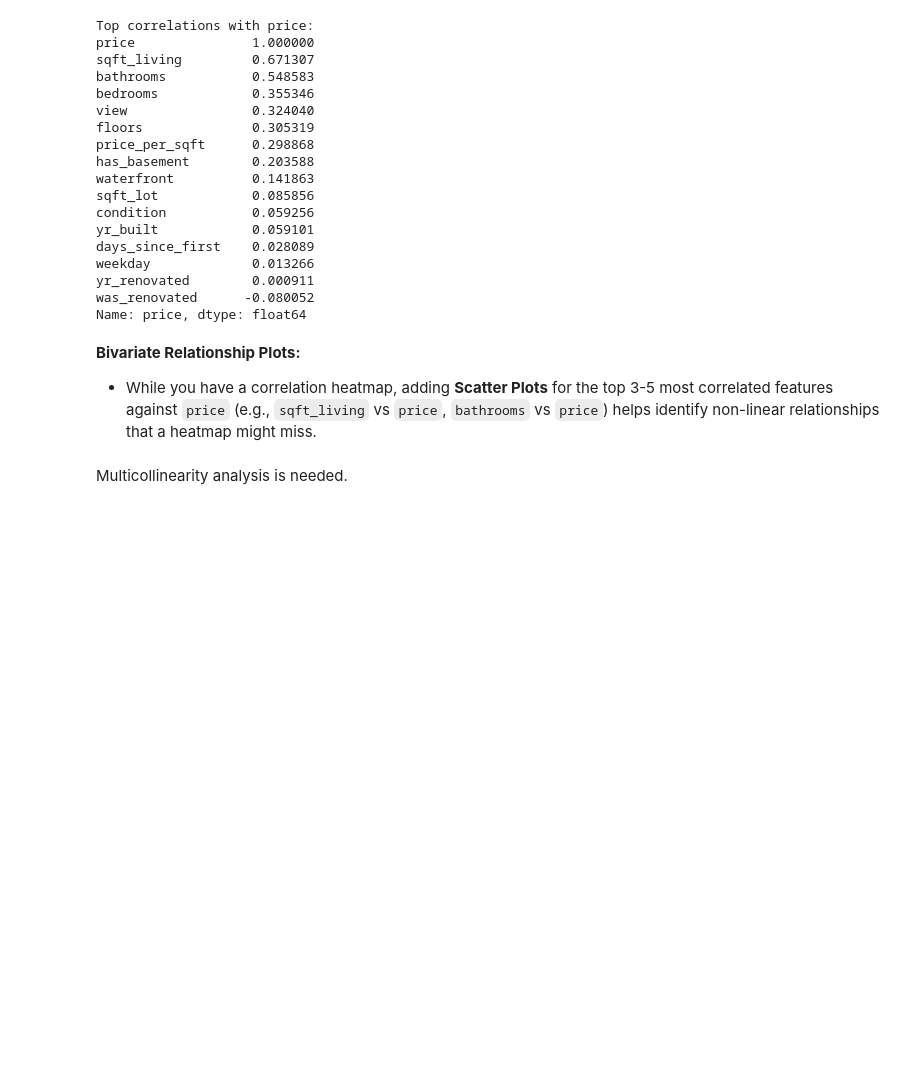
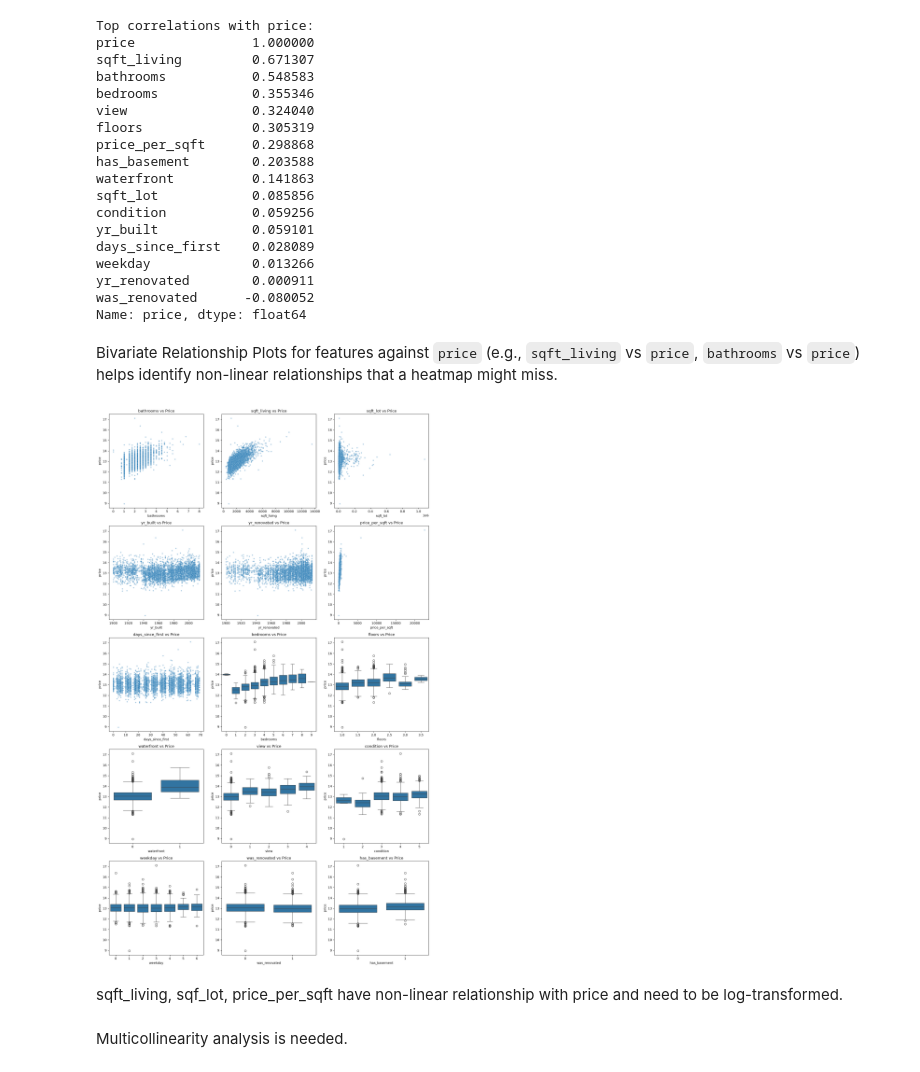
Before and after one commit to mortonki/House-prices, a Jupyter notebook: housing_eda.ipynb, the cells around one changed output. Drawn from its saved outputs; the diff is of its cells as text; code cells hidden in the pictures; blank space fills up the shorter version.

```diff
--- a/housing_eda.ipynb
+++ b/housing_eda.ipynb
@@ -118,3 +136,6 @@ df.drop(columns=['date'], inplace=True)
+# %%
+# Convert bedrooms to integer type
+df['bedrooms'] = df['bedrooms'].astype(int)
 # %% [markdown]
 Visualize the distributions of numerical features (e.g., `bedrooms`, `bathrooms`, `sqft_living`). This helps identify if certain features are heavily skewed or have significant outliers that might need capping or transformation.
 # %%
@@ -381,9 +402,68 @@ yr_renovated        0.000911
 was_renovated      -0.080052
 Name: price, dtype: float64
 # %% [markdown]
-__Bivariate Relationship Plots:__
-
-- While you have a correlation heatmap, adding __Scatter Plots__ for the top 3-5 most correlated features against `price` (e.g., `sqft_living` vs `price`, `bathrooms` vs `price`) helps identify non-linear relationships that a heatmap might miss.
+Bivariate Relationship Plots for features against `price` (e.g., `sqft_living` vs `price`, `bathrooms` vs `price`) helps identify non-linear relationships that a heatmap might miss.
+# %%
+numeric_features = (
+    df.select_dtypes(include="number")
+      .drop(columns="price", errors="ignore")
+      .columns
+)
+
+discrete_features = [
+    col for col in numeric_features
+    if df[col].nunique() <= 10
+]
+
+continuous_features = [
+    col for col in numeric_features
+    if df[col].nunique() > 10
+]
+
+features = continuous_features + discrete_features
+
+n_cols = 3
+n_rows = math.ceil(len(features) / n_cols)
+
+fig, axes = plt.subplots(
+    n_rows,
+    n_cols,
+    figsize=(15, 5 * n_rows)
+)
+
+axes = axes.flatten()
+
+for i, col in enumerate(features):
+    ax = axes[i]
+
+    if col in discrete_features:
+        sns.boxplot(
+            data=df,
+            x=col,
+            y="price",
+            ax=ax
+        )
+    else:
+        sns.scatterplot(
+            data=df,
+            x=col,
+            y="price",
+            ax=ax,
+            s=15,
+            alpha=0.4
+        )
+
+    ax.set_title(f"{col} vs Price")
+
+for ax in axes[len(features):]:
+    ax.axis("off")
+
+plt.tight_layout()
+plt.show()
+# %% [output]
+[figure, added]
+# %% [markdown]
+sqft_living, sqf_lot, price_per_sqft have non-linear relationship with price and need to be log-transformed.
 # %% [markdown]
 Multicollinearity analysis is needed.
 # %%
```
Also changed, not shown: parts of 6 cells of this notebook, 2 other files.
